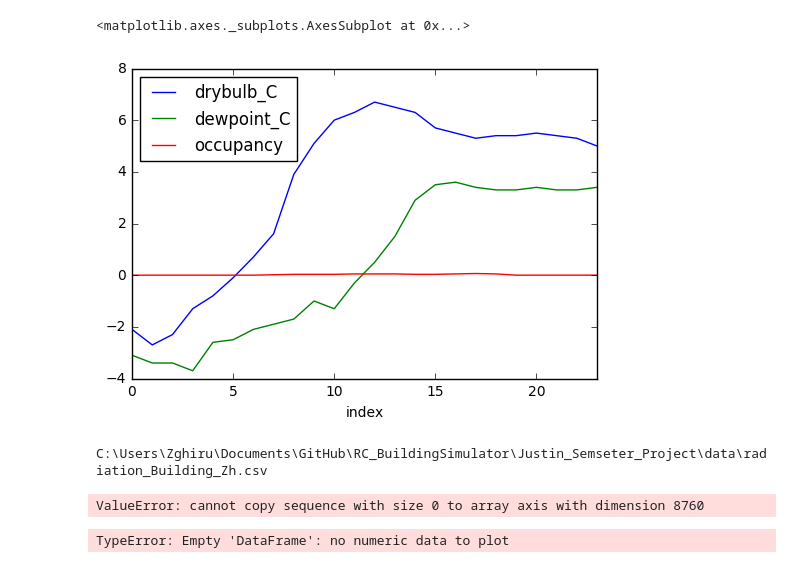
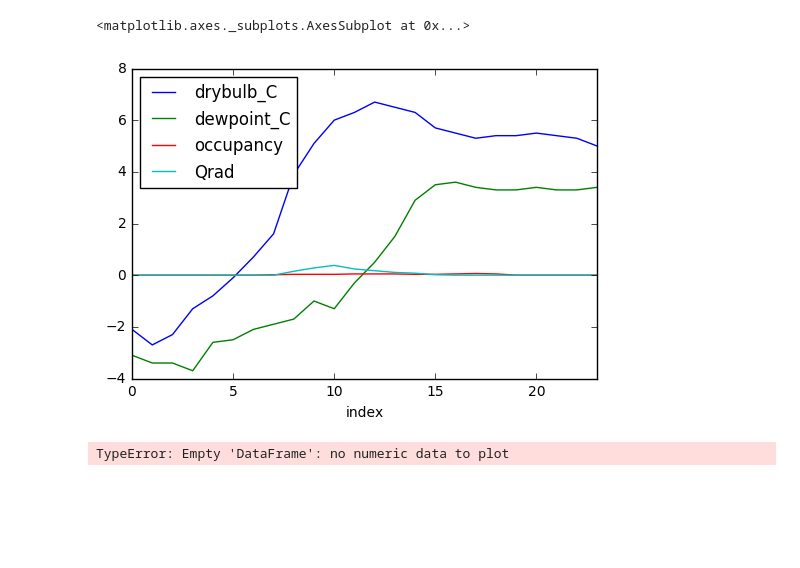
Before and after one commit to protocatlabs/RC_BuildingSimulator, a Jupyter notebook: Justin_Semseter_Project/Main_j.ipynb, the cells around one changed output. Cells and saved outputs as stored; diff of their text form; code cells hidden in the pictures; blank space fills up the shorter version.

```diff
--- a/Justin_Semseter_Project/Main_j.ipynb
+++ b/Justin_Semseter_Project/Main_j.ipynb
@@ -56,6 +56,24 @@ def get_date_range(start,end,series):
     series = series.set_index(['index'])
     return series
 
+def get_radiation(radiation_path):
+    df = pd.read_csv(radiation_path,header=None)
+    df = df.T
+    return df
+
+def resample(dataframe,dt):
+    if dt > 1:
+        resample_value = str(dt)+'H'
+    elif dt < 1:
+        resample_value = str(int(dt*60))+'Min'
+    elif dt == 1:
+        resample_value = '1H'
+    dataframe = dataframe.set_index(['date']) #use date as index. this allows for time resampling
+    dataframe = dataframe.resample(resample_value).mean()
+    dataframe = dataframe.interpolate()
+    dataframe = dataframe.reset_index(drop=False)
+    return dataframe
+
 #================TESTING====================
 year = get_epw_year(weather_path)
 start = '01/01/%i 00:00:00' %year
@@ -65,12 +83,11 @@ end = pd.to_datetime(end)
 
 occ = get_occupancy(occupancy_path)
 occ = occ.astype('float64', raise_on_error = False) #Convert occupancy values to float
-
-
+Qrad = get_radiation(radiation_path)
 
 data = get_epw_data(['drybulb_C','dewpoint_C'])
 data['occupancy'] = occ
-
+data['Qrad'] = Qrad
 data = get_date_range(start,end,data)
 
 print data
@@ -96,29 +113,5 @@ index
 <matplotlib.axes._subplots.AxesSubplot at 0x...>
-[figure, old version]
+[figure, new version]
-# %%
-radiation_path = r'C:\Users\Zghiru\Documents\GitHub\RC_BuildingSimulator\Justin_Semseter_Project\data\radiation_Building_Zh.csv'
-
-print radiation_path
-
-
-def get_radiation(radiation_path):
-    date_index = range(1,8760)
-    df = pd.read_csv(radiation_path).T
-
-    df = pd.DataFrame({'qrad':df},index=date_index)
-
-
-
-    return df
-
-
-
-
-Qrad = get_radiation(radiation_path)
-print Qrad
-# %% [output]
-C:\Users\Zghiru\Documents\GitHub\RC_BuildingSimulator\Justin_Semseter_Project\data\radiation_Building_Zh.csv
-ValueError: cannot copy sequence with size 0 to array axis with dimension 8760
 # %%
 """
 Input data
```
Also changed, not shown: parts of 2 cells of this notebook, 3 other files.
